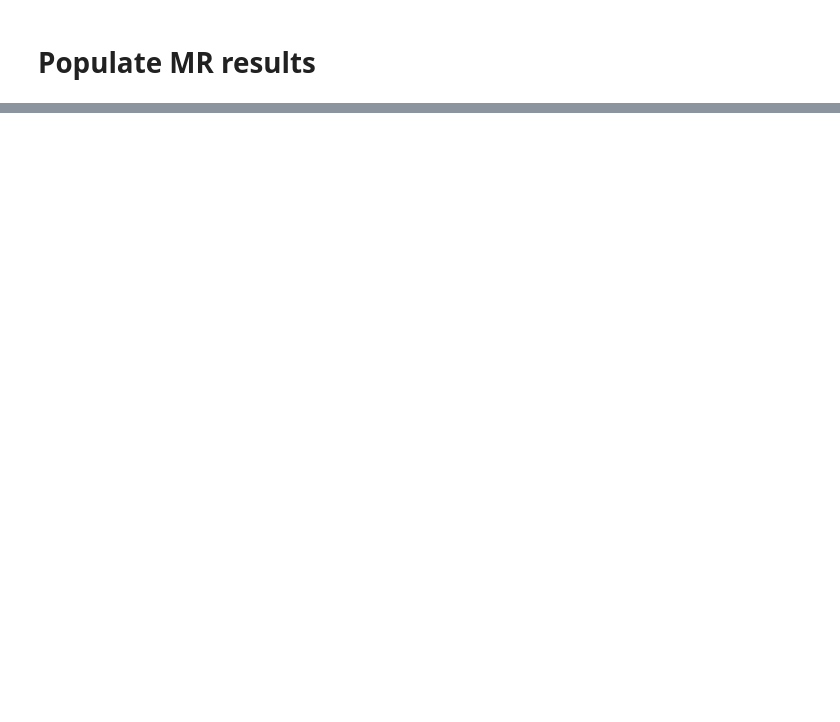
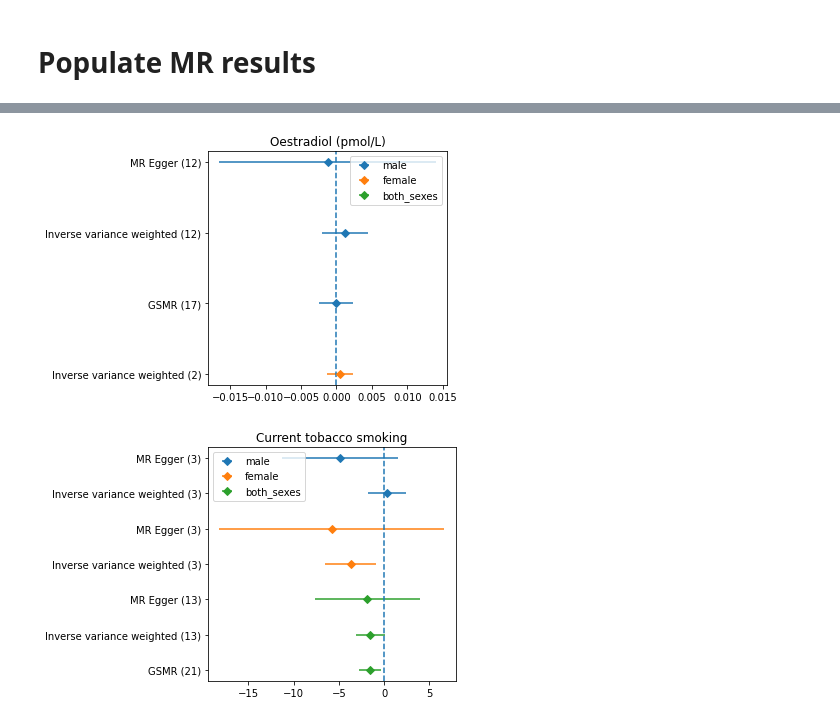
Before and after one commit to hirotaka-i/sex_mr_pd, a Jupyter notebook: Main.ipynb, the cells around one changed output, grey strips where cells are left out. Saved outputs shown, nothing was run; the diff lists cells and outputs as text; code cells hidden in the pictures; blank space fills up the shorter version.

```diff
--- a/Main.ipynb
+++ b/Main.ipynb
@@ -300,0 +497,30 @@ for pheno,annot in pheno_dic.items():
+# %%
+# pin point without MR-MDP
+import numpy as np
+import matplotlib.pyplot as plt
+
+for pheno,annot in pheno_dic.items():
+    if pheno in ['1239', '30800_raw']:
+        t=d[(d.pheno==pheno)&(d.method.isin(['MR Egger', 'Inverse variance weighted', 'GSMR']))&(pd.notna(d.se))]
+        annot=pheno_dic[pheno]
+        labs=[]
+        r1 = [i for i in reversed(range(len(t.b)))]
+        for sex in ['male', 'female', 'both_sexes']:
+            di=t[t.sex==sex]
+            pp = di.b
+            pper = di.se * 1.96
+            yi=r1[:len(pp)]
+            labs.extend([f'{m} ({n:.0f})' for m, n in zip(di.method, di.nsnp)])
+            plt.errorbar(pp, yi, xerr=pper, fmt='D', label=sex)
+            r1=r1[len(pp):]
+        r1 = [i for i in reversed(range(len(t.b)))]
+        plt.axvline(x=0, ls='--')
+        plt.legend()
+        plt.title(annot)
+        plt.yticks(r1, labs, rotation=0)
+        plt.tight_layout()
+        plt.savefig(f'{wkdir}/fig/{pheno}_2.png')
+        plt.show()
+# %% [output]
+[figure, added]
+[figure, added]
```
Also changed, not shown: parts of 13 cells of this notebook, 1 other file.
